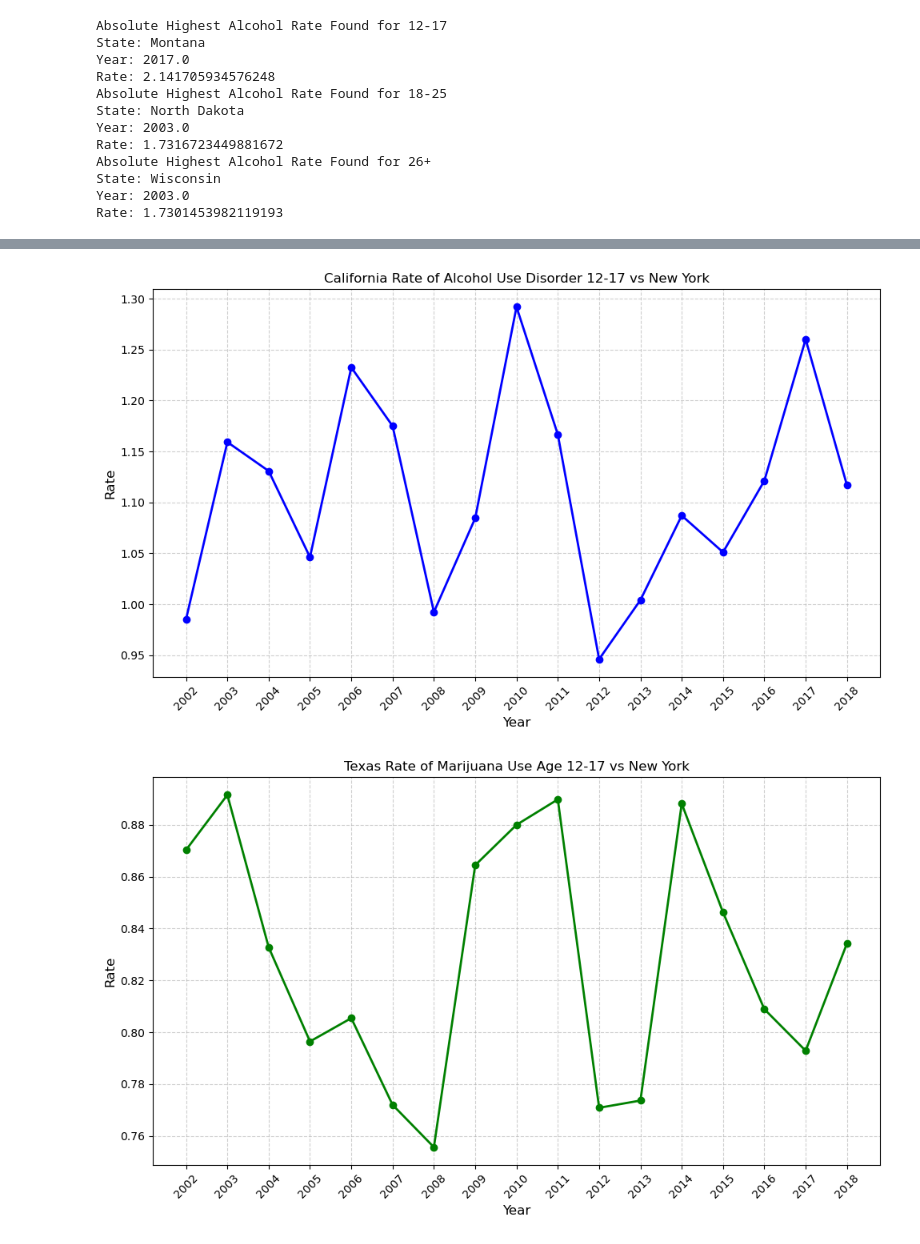
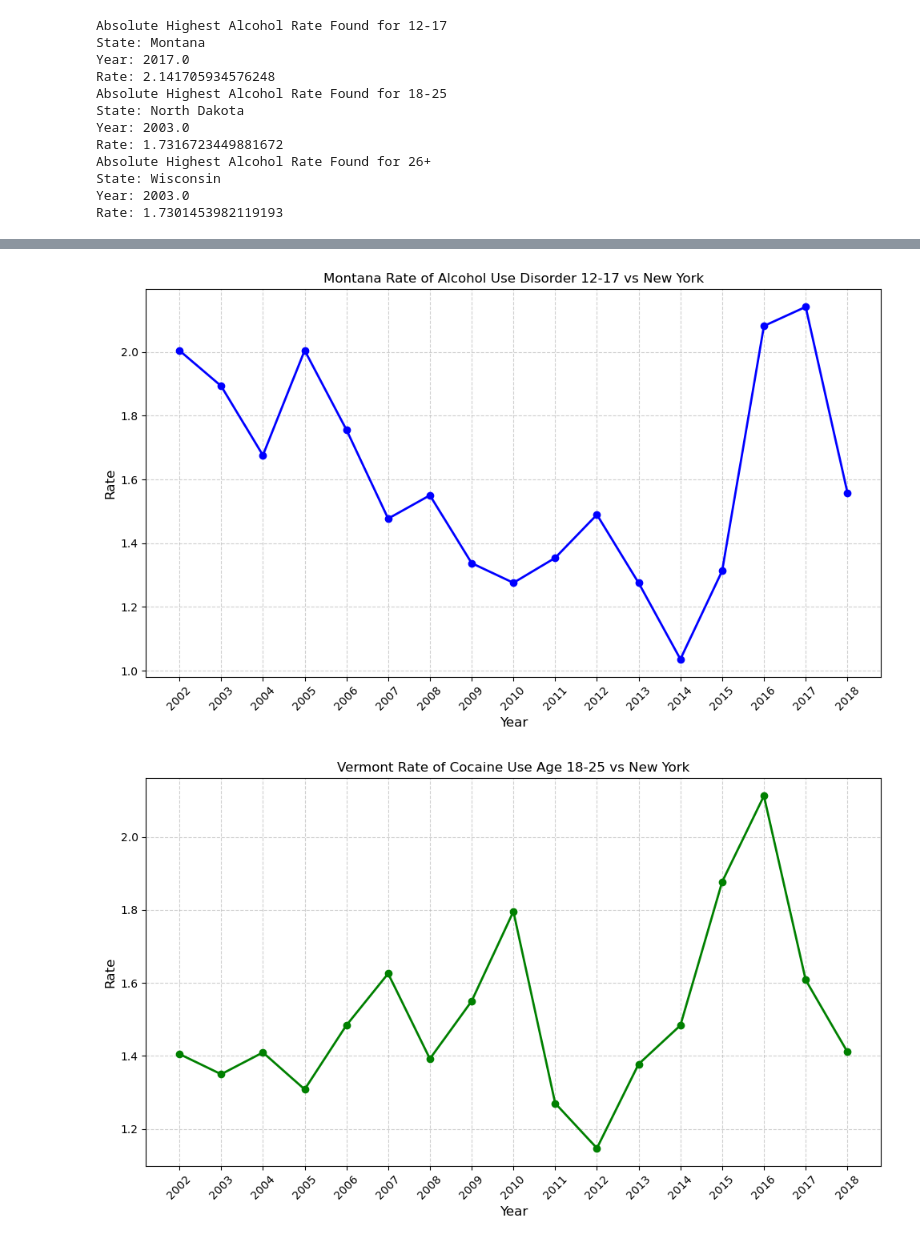
Before and after one commit to cjplayfair/CS-130_Project, a Jupyter notebook: analysis.ipynb, the cells around one changed output, grey strips where cells are left out. Saved outputs shown, nothing was run; the diff lists cells and outputs as text; code cells hidden in the pictures.

Commit message:
Images and Intro in Article

```diff
--- a/analysis.ipynb
+++ b/analysis.ipynb
@@ -342,39 +728,39 @@ plt.savefig('National Average Drug Usage Ratios', dpi=300, bbox_inches='tight')
 # %%
-# Compare California versus New York alcohol 12-17
+# Compare Montana versus New York alcohol 12-17
 age_groups = ['Rates.Alcohol.Use Disorder Past Year.12-17', 'Rates.Alcohol.Use Disorder Past Year.18-25', 'Rates.Alcohol.Use Disorder Past Year.26+', 'Rates.Tobacco.Cigarette Past Month.12-17', 'Rates.Tobacco.Cigarette Past Month.18-25', 'Rates.Tobacco.Cigarette Past Month.26+', 'Rates.Illicit Drugs.Cocaine Used Past Year.12-17', 'Rates.Illicit Drugs.Cocaine Used Past Year.18-25', 'Rates.Illicit Drugs.Cocaine Used Past Year.26+', 'Rates.Marijuana.Used Past Year.12-17', 'Rates.Marijuana.Used Past Year.18-25', 'Rates.Marijuana.Used Past Year.26+', 'Rates.Tobacco.Use Past Month.12-17', 'Rates.Tobacco.Use Past Month.18-25', 'Rates.Tobacco.Use Past Month.26+']
 age_group = 'Rates.Alcohol.Use Disorder Past Year.12-17'
-target_state = 'California'
-df_California = master_DF[master_DF.State == 'California']
-cali_year = df_California['Year']
+target_state = 'Montana'
+df_Montana = master_DF[master_DF.State == 'Montana']
+montana_year = df_Montana['Year']
 plt.figure(figsize=(10, 6))
-plt.plot(cali_year, df_California[age_group], marker='o', color='b', linewidth=2, label=age_group)
-plt.title("California Rate of Alcohol Use Disorder 12-17 vs New York")
+plt.plot(montana_year, df_Montana[age_group], marker='o', color='b', linewidth=2, label=age_group)
+plt.title("Montana Rate of Alcohol Use Disorder 12-17 vs New York")
 plt.xlabel('Year', fontsize=12)
 plt.ylabel('Rate', fontsize=12)
-plt.xticks(cali_year, rotation=45)
+plt.xticks(montana_year, rotation=45)
 plt.grid(True, linestyle='--', alpha=0.6)
 plt.tight_layout()
 plt.show()
 # %% [output]
-[figure, old version]
+[figure, new version]
 # %%
 # Compare Texas versus New York marijuana 12-17
 age_groups = ['Rates.Alcohol.Use Disorder Past Year.12-17', 'Rates.Alcohol.Use Disorder Past Year.18-25', 'Rates.Alcohol.Use Disorder Past Year.26+', 'Rates.Tobacco.Cigarette Past Month.12-17', 'Rates.Tobacco.Cigarette Past Month.18-25', 'Rates.Tobacco.Cigarette Past Month.26+', 'Rates.Illicit Drugs.Cocaine Used Past Year.12-17', 'Rates.Illicit Drugs.Cocaine Used Past Year.18-25', 'Rates.Illicit Drugs.Cocaine Used Past Year.26+', 'Rates.Marijuana.Used Past Year.12-17', 'Rates.Marijuana.Used Past Year.18-25', 'Rates.Marijuana.Used Past Year.26+', 'Rates.Tobacco.Use Past Month.12-17', 'Rates.Tobacco.Use Past Month.18-25', 'Rates.Tobacco.Use Past Month.26+']
-age_group = 'Rates.Marijuana.Used Past Year.12-17'
-target_state = 'Texas'
-df_Texas = master_DF[master_DF.State == 'Texas']
-texas_year = df_Texas['Year']
+age_group = 'Rates.Illicit Drugs.Cocaine Used Past Year.18-25'
+target_state = 'Vermont'
+df_Vermont = master_DF[master_DF.State == 'Vermont']
+vermont_year = df_Vermont['Year']
 plt.figure(figsize=(10, 6))
-plt.plot(texas_year, df_Texas[age_group], marker='o', color='g', linewidth=2, label=age_group)
-plt.title("Texas Rate of Marijuana Use Age 12-17 vs New York")
+plt.plot(vermont_year, df_Vermont[age_group], marker='o', color='g', linewidth=2, label=age_group)
+plt.title("Vermont Rate of Cocaine Use Age 18-25 vs New York")
 plt.xlabel('Year', fontsize=12)
 plt.ylabel('Rate', fontsize=12)
 plt.xticks(texas_year, rotation=45)
 plt.grid(True, linestyle='--', alpha=0.6)
 plt.tight_layout()
 plt.show()
 # %% [output]
-[figure, old version]
+[figure, new version]
 # %%
 # Compare Florida versus New York Cocaine 12-17
 age_groups = ['Rates.Alcohol.Use Disorder Past Year.12-17', 'Rates.Alcohol.Use Disorder Past Year.18-25', 'Rates.Alcohol.Use Disorder Past Year.26+', 'Rates.Tobacco.Cigarette Past Month.12-17', 'Rates.Tobacco.Cigarette Past Month.18-25', 'Rates.Tobacco.Cigarette Past Month.26+', 'Rates.Illicit Drugs.Cocaine Used Past Year.12-17', 'Rates.Illicit Drugs.Cocaine Used Past Year.18-25', 'Rates.Illicit Drugs.Cocaine Used Past Year.26+', 'Rates.Marijuana.Used Past Year.12-17', 'Rates.Marijuana.Used Past Year.18-25', 'Rates.Marijuana.Used Past Year.26+', 'Rates.Tobacco.Use Past Month.12-17', 'Rates.Tobacco.Use Past Month.18-25', 'Rates.Tobacco.Use Past Month.26+']
```
Also changed, not shown: parts of 11 cells of this notebook, 5 other files.
